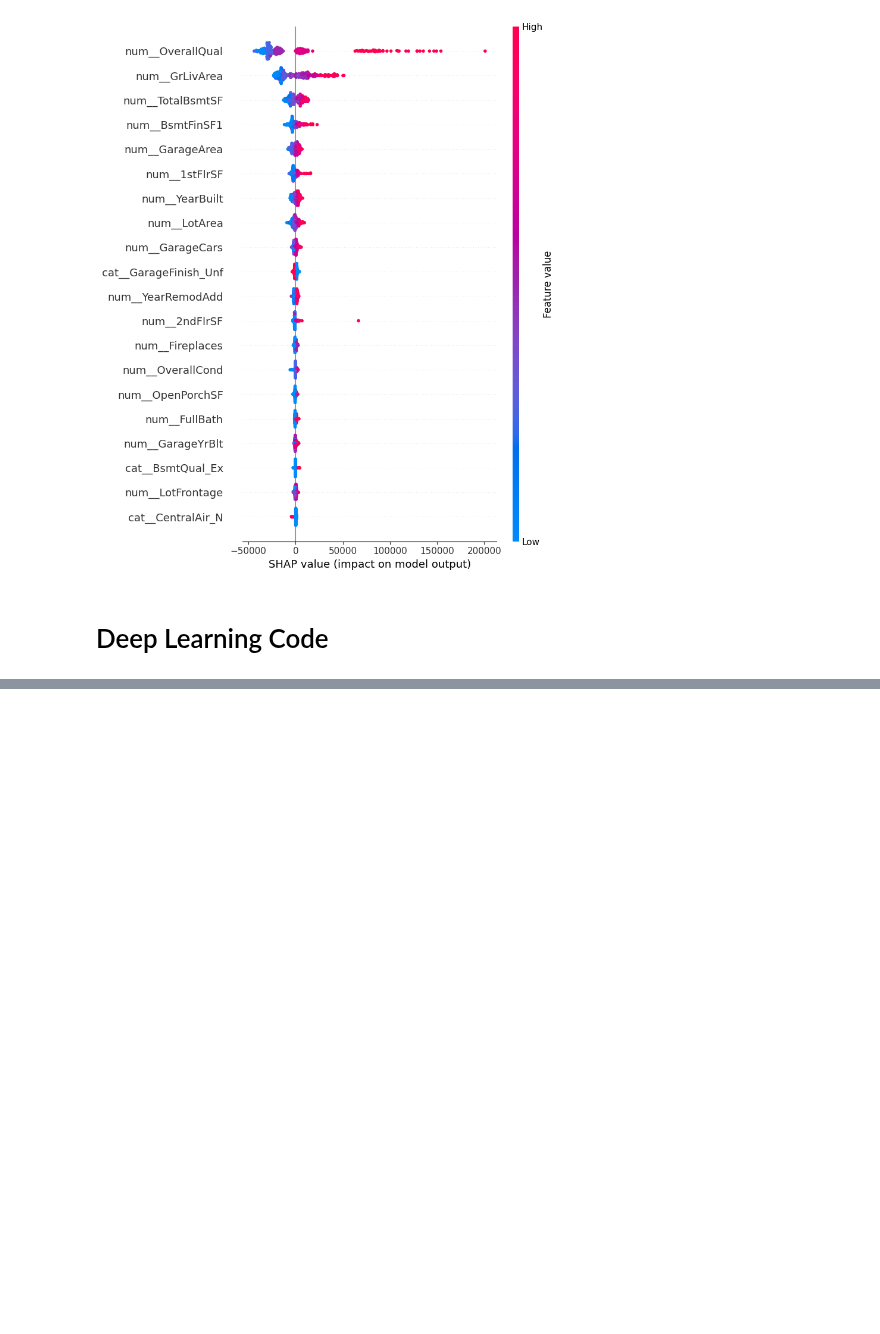
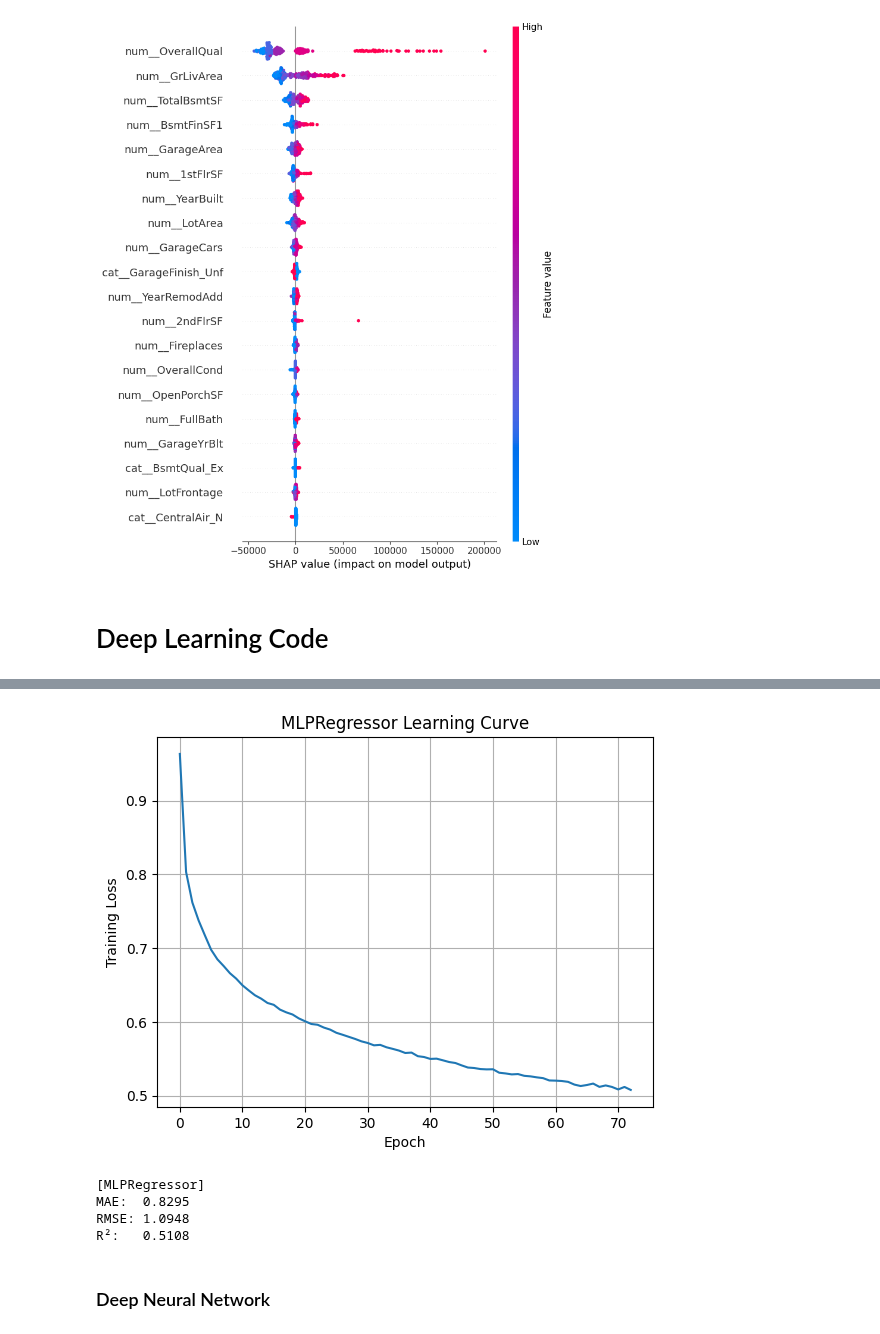
Before and after one commit to immischein/ML-bandgap, a Jupyter notebook: model_building.ipynb, the cells around one changed output, grey strips where cells are left out. Drawn from its saved outputs; the diff is of its cells as text; code cells hidden in the pictures; blank space fills up the shorter version.

Commit message:
Extended modelling: added MLPs and Deep neural networks

```diff
--- a/model_building.ipynb
+++ b/model_building.ipynb
@@ -32,10 +57,10 @@ import shap
 from google.colab import drive
 drive.mount('/content/drive')
 
-import sys
-sys.path.append('/content/drive/MyDrive/ColabImports')
+# import sys
+# sys.path.append('/content/drive/MyDrive/ColabImports')
 
-df = pd.read_csv('/content/drive/MyDrive/bandgap_dataset_premium.csv')
+df = pd.read_csv('/content/drive/MyDrive/Project Documents ML-CMT/bandgap_dataset_premium.csv')
 # %% [output]
 Drive already mounted at /content/drive; to attempt to forcibly remount, call drive.mount("/content/drive", force_remount=True).
 # %%
@@ -145,6 +170,13 @@ X = df.drop("band_gap", axis=1)   # Replace "target" with your actual target col
 y = df["band_gap"]
 X_train, X_test, y_train, y_test = train_test_split(X, y, test_size=0.2, random_state=42)
 
+# Apply Target Encoding on training set only
+te_col = "spacegroup_number "
+te_encoder = ce.TargetEncoder(cols=[te_col])
+X_train[te_col] = te_encoder.fit_transform(X_train[te_col], y_train)
+X_test[te_col] = te_encoder.transform(X_test[te_col])
+
+# Proceed with rest of pre-processing pipeline
 numeric_cols = X.select_dtypes(include=[np.number]).columns.tolist()
 categorical_cols = X.select_dtypes(exclude=[np.number]).columns.tolist()
 
@@ -274,0 +314,12 @@ shap.summary_plot(shap_values, X_transformed, feature_names=feature_names)
+# %%
+# Model training
+mlp = MLPRegressor(hidden_layer_sizes=(100, 50),
+                   activation='relu',
+                   solver='adam',
+                   max_iter=500,
+                   random_state=42,
+                   early_stopping=True,
+                   validation_fraction=0.1,
+                   verbose=True)
+
+mlp.fit(X_train_processed, y_train)
@@ -274,0 +346,30 @@ shap.summary_plot(shap_values, X_transformed, feature_names=feature_names)
+# %%
+# Plot learning curve
+plt.plot(mlp.loss_curve_)
+plt.xlabel("Epoch")
+plt.ylabel("Training Loss")
+plt.title("MLPRegressor Learning Curve")
+plt.grid(True)
+plt.show()
+# %% [output]
+[figure, added]
+# %%
+# Evaluate performance
+y_pred_sklearn = mlp.predict(X_test_processed)
+
+mae = mean_absolute_error(y_test, y_pred_sklearn)
+r2 = r2_score(y_test, y_pred_sklearn)
+mse = mean_squared_error(y_test, y_pred_sklearn)
+rmse = np.sqrt(mse)
+
+print(f"[MLPRegressor]")
+print(f"MAE:  {mae:.4f}")
+print(f"RMSE: {rmse:.4f}")
+print(f"R²:   {r2:.4f}")
+# %% [output]
+[MLPRegressor]
+MAE:  0.8295
+RMSE: 1.0948
+R²:   0.5108
+# %% [markdown]
+### Deep Neural Network
```
Also changed, not shown: parts of 12 cells of this notebook.
